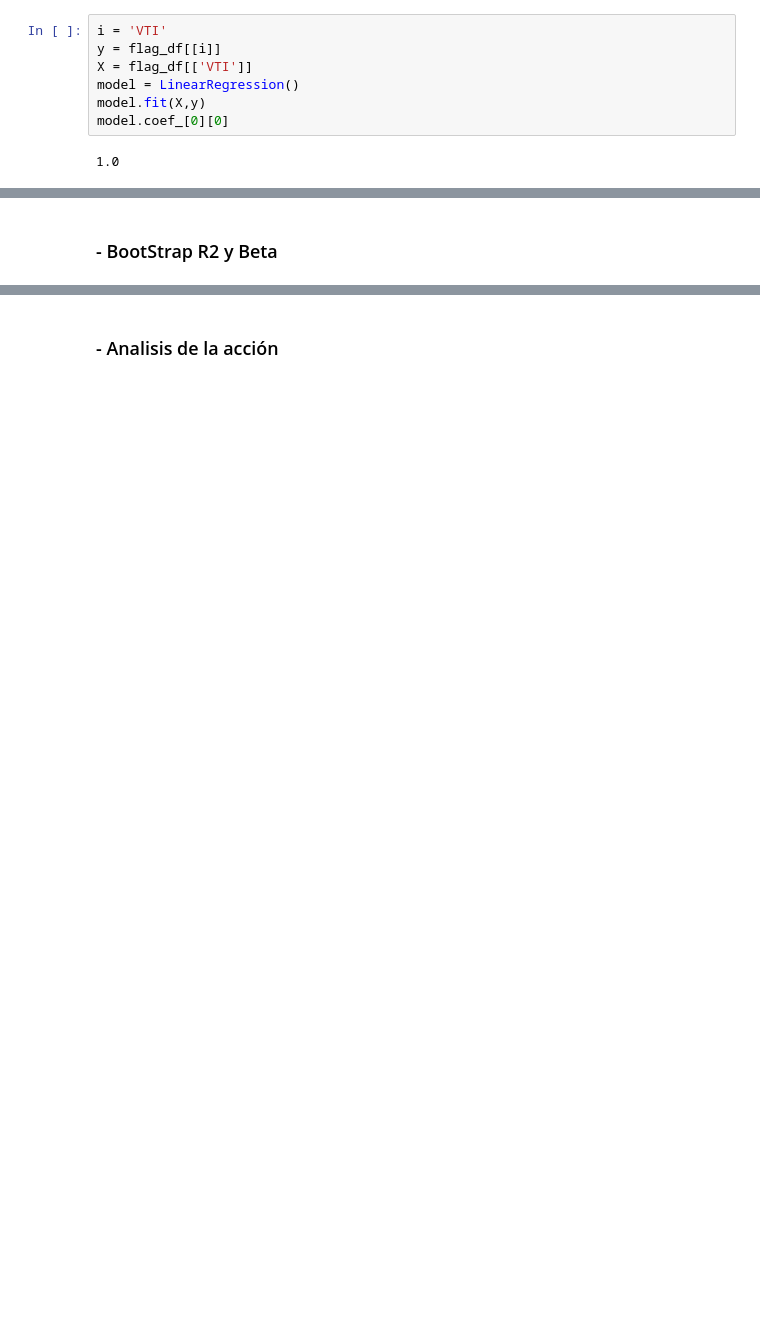
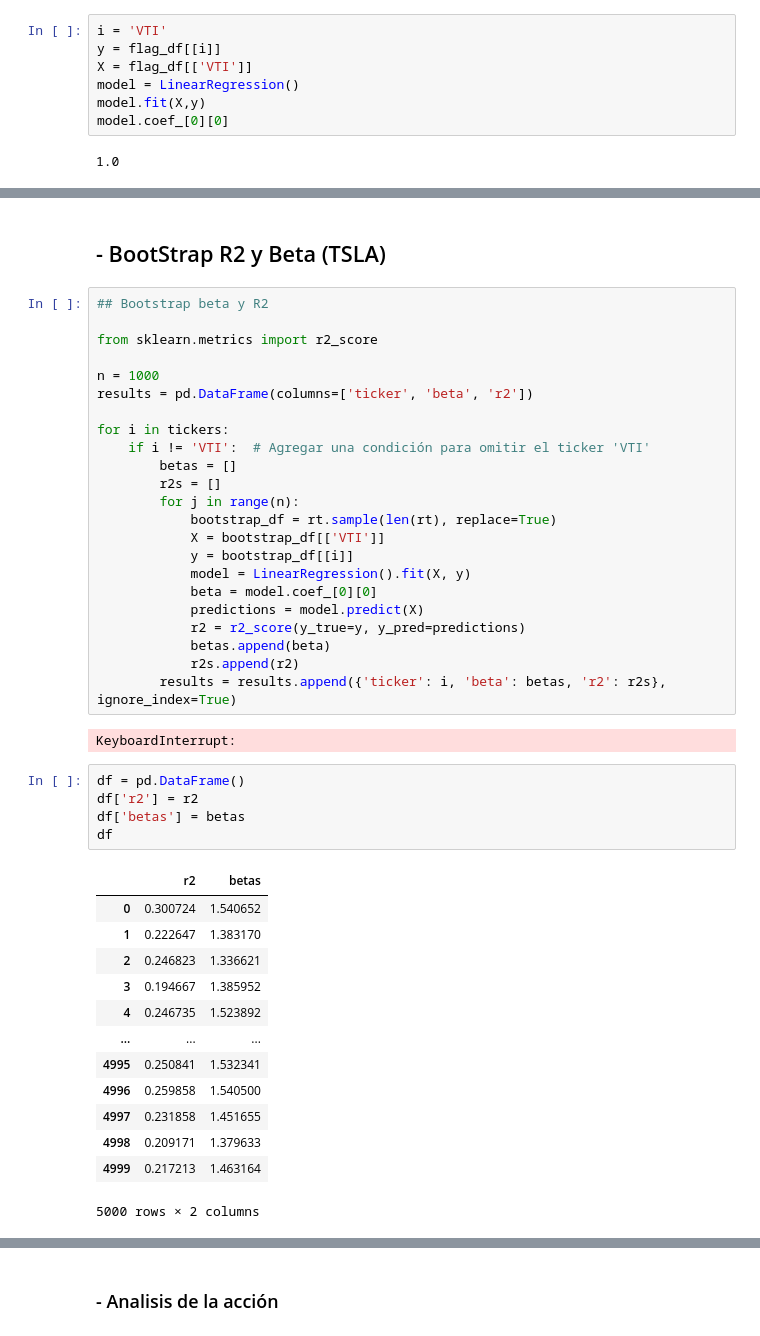
Before and after one commit to GustavodeAnda/PORTAFOLIOS2, a Jupyter notebook: PARTE1.ipynb, the cells around one changed output, grey strips where cells are left out. Cells and saved outputs as stored; diff of their text form; blank space fills up the shorter version.

```diff
--- a/PARTE1.ipynb
+++ b/PARTE1.ipynb
@@ -131,2 +163,46 @@ df
 # %% [markdown]
-### - BootStrap R2 y Beta
+## - BootStrap R2 y Beta (TSLA)
+# %%
+## Bootstrap beta y R2
+
+from sklearn.metrics import r2_score
+
+n = 1000
+results = pd.DataFrame(columns=['ticker', 'beta', 'r2'])
+
+for i in tickers:
+    if i != 'VTI':  # Agregar una condición para omitir el ticker 'VTI'
+        betas = []
+        r2s = []
+        for j in range(n):
+            bootstrap_df = rt.sample(len(rt), replace=True)
+            X = bootstrap_df[['VTI']]
+            y = bootstrap_df[[i]]
+            model = LinearRegression().fit(X, y)
+            beta = model.coef_[0][0]
+            predictions = model.predict(X)
+            r2 = r2_score(y_true=y, y_pred=predictions)
+            betas.append(beta)
+            r2s.append(r2)
+        results = results.append({'ticker': i, 'beta': betas, 'r2': r2s}, ignore_index=True)
+# %% [output]
+KeyboardInterrupt:
+# %%
+df = pd.DataFrame()
+df['r2'] = r2
+df['betas'] = betas
+df
+# %% [output]
+|  | r2 | betas |
+| 0 | 0.300724 | 1.540652 |
+| 1 | 0.222647 | 1.383170 |
+| 2 | 0.246823 | 1.336621 |
+| 3 | 0.194667 | 1.385952 |
+| 4 | 0.246735 | 1.523892 |
+| ... | ... | ... |
+| 4995 | 0.250841 | 1.532341 |
+| 4996 | 0.259858 | 1.540500 |
+| 4997 | 0.231858 | 1.451655 |
+| 4998 | 0.209171 | 1.379633 |
+| 4999 | 0.217213 | 1.463164 |
+5000 rows × 2 columns
```
Also changed, not shown: parts of 10 cells of this notebook.
